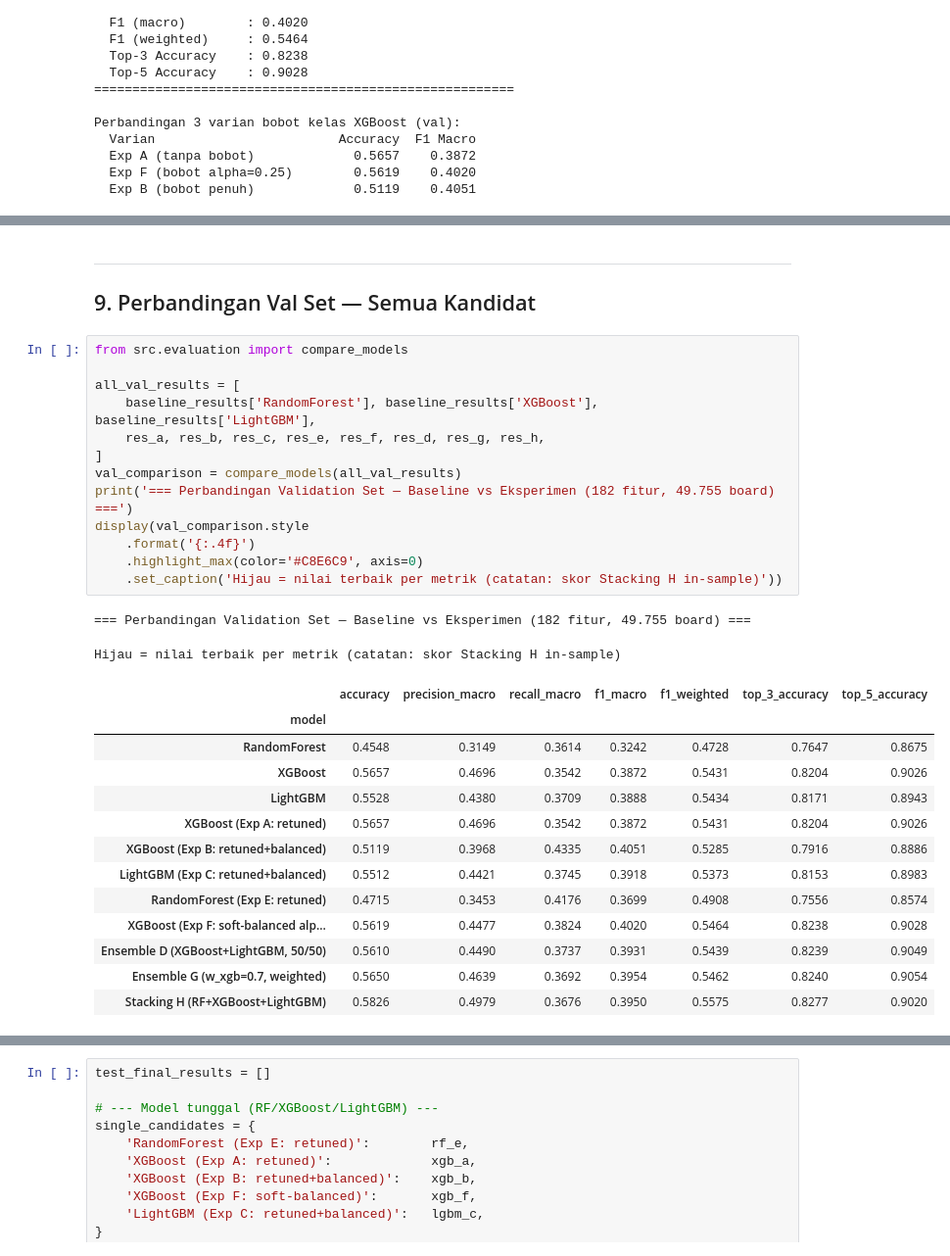
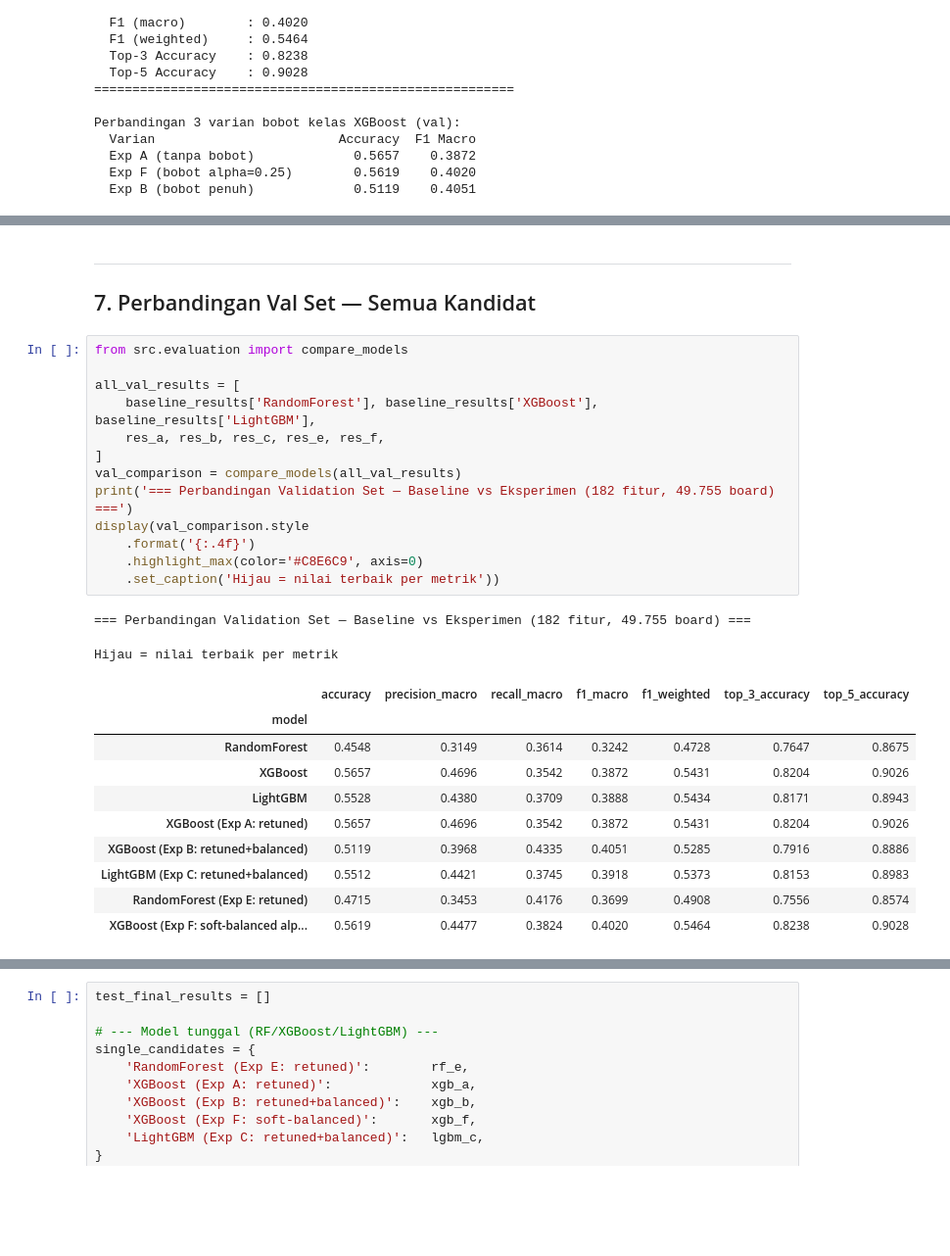
Before and after one commit to Cattelll/Bridge-Prediction, a Jupyter notebook: notebooks/05_improvement_experiments.ipynb, the cells around one changed output, grey strips where cells are left out. Shown at 98% size. Saved outputs shown, nothing was run; the diff lists cells and outputs as text; blank space fills up the shorter version.

```diff
--- a/notebooks/05_improvement_experiments.ipynb
+++ b/notebooks/05_improvement_experiments.ipynb
@@ -568,35 +466,32 @@ Angka test set (Bagian 10) adalah evaluasi yang valid untuk stacking ini.
 # %% [markdown]
 ---
-## 9. Perbandingan Val Set — Semua Kandidat
+## 7. Perbandingan Val Set — Semua Kandidat
 # %%
 from src.evaluation import compare_models
 
 all_val_results = [
     baseline_results['RandomForest'], baseline_results['XGBoost'], baseline_results['LightGBM'],
-    res_a, res_b, res_c, res_e, res_f, res_d, res_g, res_h,
+    res_a, res_b, res_c, res_e, res_f,
 ]
 val_comparison = compare_models(all_val_results)
 print('=== Perbandingan Validation Set — Baseline vs Eksperimen (182 fitur, 49.755 board) ===')
 display(val_comparison.style
     .format('{:.4f}')
     .highlight_max(color='#C8E6C9', axis=0)
-    .set_caption('Hijau = nilai terbaik per metrik (catatan: skor Stacking H in-sample)'))
+    .set_caption('Hijau = nilai terbaik per metrik'))
 # %% [output]
 === Perbandingan Validation Set — Baseline vs Eksperimen (182 fitur, 49.755 board) ===
-Hijau = nilai terbaik per metrik (catatan: skor Stacking H in-sample)
+Hijau = nilai terbaik per metrik
 |  | accuracy | precision_macro | recall_macro | f1_macro | f1_weighted | top_3_accuracy | top_5_accuracy |
 | model |  |  |  |  |  |  |  |
 | RandomForest | 0.4548 | 0.3149 | 0.3614 | 0.3242 | 0.4728 | 0.7647 | 0.8675 |
 | XGBoost | 0.5657 | 0.4696 | 0.3542 | 0.3872 | 0.5431 | 0.8204 | 0.9026 |
 | LightGBM | 0.5528 | 0.4380 | 0.3709 | 0.3888 | 0.5434 | 0.8171 | 0.8943 |
 | XGBoost (Exp A: retuned) | 0.5657 | 0.4696 | 0.3542 | 0.3872 | 0.5431 | 0.8204 | 0.9026 |
 | XGBoost (Exp B: retuned+balanced) | 0.5119 | 0.3968 | 0.4335 | 0.4051 | 0.5285 | 0.7916 | 0.8886 |
 | LightGBM (Exp C: retuned+balanced) | 0.5512 | 0.4421 | 0.3745 | 0.3918 | 0.5373 | 0.8153 | 0.8983 |
 | RandomForest (Exp E: retuned) | 0.4715 | 0.3453 | 0.4176 | 0.3699 | 0.4908 | 0.7556 | 0.8574 |
 | XGBoost (Exp F: soft-balanced alp... | 0.5619 | 0.4477 | 0.3824 | 0.4020 | 0.5464 | 0.8238 | 0.9028 |
-| Ensemble D (XGBoost+LightGBM, 50/50) | 0.5610 | 0.4490 | 0.3737 | 0.3931 | 0.5439 | 0.8239 | 0.9049 |
-| Ensemble G (w_xgb=0.7, weighted) | 0.5650 | 0.4639 | 0.3692 | 0.3954 | 0.5462 | 0.8240 | 0.9054 |
-| Stacking H (RF+XGBoost+LightGBM) | 0.5826 | 0.4979 | 0.3676 | 0.3950 | 0.5575 | 0.8277 | 0.9020 |
 # %%
 fig, ax = plt.subplots(figsize=(16, 6))
 metrics_plot  = ['accuracy', 'f1_macro', 'f1_weighted', 'top_3_accuracy', 'top_5_accuracy']
```
Also changed, not shown: parts of 18 cells of this notebook, 3 other files.
